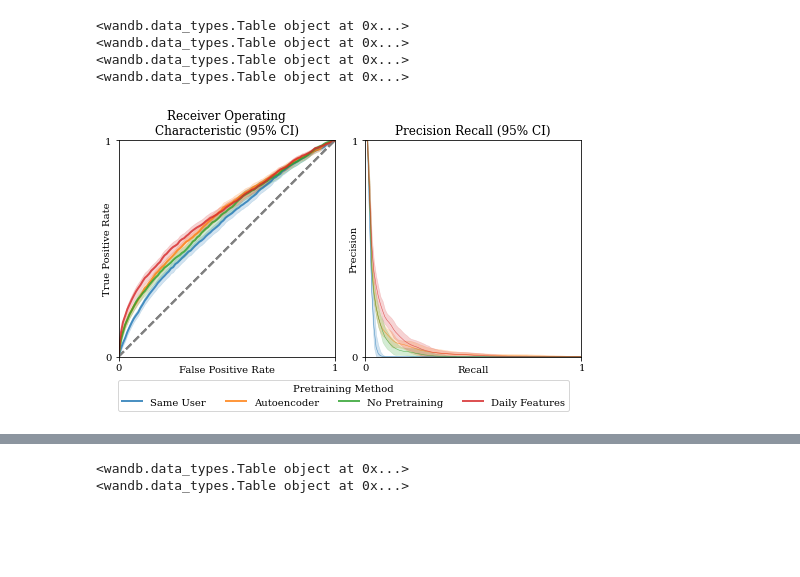
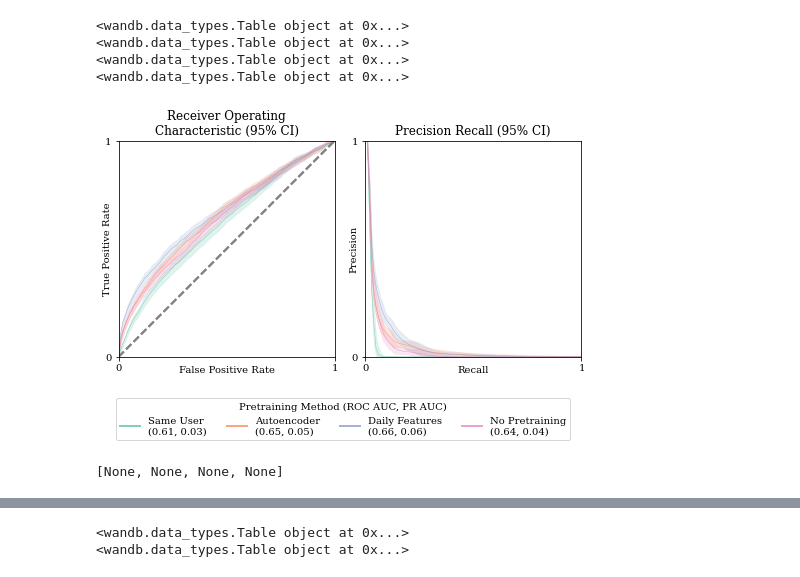
Before and after one commit to behavioral-data/Homekit2020, a Jupyter notebook: notebooks/mam/kdd2022-viz/curve-plots.ipynb, the cells around one changed output, grey strips where cells are left out. Drawn from its saved outputs; the diff is of its cells as text; code cells hidden in the pictures; blank space fills up the shorter version.

```diff
--- a/notebooks/mam/kdd2022-viz/curve-plots.ipynb
+++ b/notebooks/mam/kdd2022-viz/curve-plots.ipynb
@@ -12,8 +18,8 @@ import itertools
 RUNS = {
     "Same User":"2psz8fbu", #??
     "Autoencoder":"36mkbh97",
-    "No Pretraining":"2911eip8",
     "Daily Features":"2i37p2nw",
+    "No Pretraining":"2911eip8"
 }
 # %%
 all_predictions = {}
@@ -25,8 +31,8 @@ for k,v in RUNS.items():
 <wandb.data_types.Table object at 0x...>
 <wandb.data_types.Table object at 0x...>
 # %%
-def bootstrapped_curve(pred,true,n_iterations=1000,label=None,ax=None,
-    curve_gen = roc_curve, ci=True, **kwargs):
+def bootstrapped_curve(pred,true,n_iterations=1000, return_stats = False, label=None,ax=None,
+    curve_gen = roc_curve, ci=True, append_score_to_label=False, **kwargs):
     tprs = []
     mean_fpr = np.linspace(0, 1, 100)
 
@@ -46,6 +52,8 @@ def bootstrapped_curve(pred,true,n_iterations=1000,label=None,ax=None,
     # mean_tpr[-1] = 1.0
     mean_auc = auc(mean_fpr, mean_tpr)
 
+    if append_score_to_label:
+        label = f"{label} ({round(mean_auc,3)} AUC)"
     ax.plot(
         mean_fpr,
         mean_tpr,
@@ -64,13 +72,15 @@ def bootstrapped_curve(pred,true,n_iterations=1000,label=None,ax=None,
             alpha=0.2,
             **kwargs
         )
+    if return_stats:
+        return mean_auc
 
 
 def bootstrapped_roc_curve(pred,true,**kwargs):
-    bootstrapped_curve(pred,true,curve_gen = roc_curve, **kwargs)
+    return bootstrapped_curve(pred,true,curve_gen = roc_curve, **kwargs)
 
 def bootstrapped_pr_curve(pred,true, **kwargs):
-    bootstrapped_curve(pred,true, curve_gen = precision_recall_curve, **kwargs)
+    return bootstrapped_curve(pred,true, curve_gen = precision_recall_curve, **kwargs)
 # %%
 
 def plot_curves(runs,figsize=(7,4),legend_args={},roc=True,pr=True):
@@ -114,61 +124,78 @@ def plot_curves(runs,figsize=(7,4),legend_args={},roc=True,pr=True):
     plt.tight_layout()
     return fig
 # %%
+N_BOOTSTRAPS=10
 with plt.style.context('/homes/gws/mikeam/seattleflustudy/src/visualization/stylesheets/paper.mplstyle'):
     fig = plt.figure(figsize=(7,4))
     ax0 = plt.subplot(1, 2, 1,aspect="equal")
     ax1 = plt.subplot(1, 2, 2,aspect="equal")
 
-    palette = itertools.cycle(sns.color_palette())
+    roc_aucs = []
+    pr_aucs = []
+
+    palette = itertools.cycle(sns.color_palette("Set2"))
 
     for name,df in all_predictions.items():
         color=next(palette)
-        bootstrapped_roc_curve(df["pred"],df["label"],label=name,ax=ax0,
-            color=color,n_iterations=100, linewidth=0.5)
+
+        roc_auc = bootstrapped_roc_curve(df["pred"],df["label"],label=name,ax=ax0,
+            color=color,n_iterations=N_BOOTSTRAPS, linewidth=0.5, append_score_to_label=False,
+            return_stats=True)
+        roc_aucs.append(roc_auc)
+
         ax0.plot([0, 1], [0, 1], linestyle="--", lw=2, color="grey", alpha=0.8)
         ax0.set(
             xlim=[-0, 1],
             ylim=[-0, 1],
             yticks=[0,1],
             xticks=[0,1],
             title="Receiver Operating\nCharacteristic (95% CI)",
             xlabel="False Positive Rate",
             ylabel="True Positive Rate"
         )
         ax0.set_ylabel("True Positive Rate", labelpad=-7.0)
         ax0.set_xlabel("False Positive Rate", labelpad=-7.0)
 
-        bootstrapped_pr_curve(df["pred"],df["label"],label=name,ax=ax1,
-            color=color,n_iterations=100,linewidth=0.5)
+        pr_auc = bootstrapped_pr_curve(df["pred"],df["label"],label=name,ax=ax1,
+            color=color,n_iterations=N_BOOTSTRAPS,linewidth=0.5, append_score_to_label=True,
+            return_stats=True)
+        pr_aucs.append(pr_auc)
 
-        ax1.set(
-            xlim=[-0, 1],
-            ylim=[-0, 1],
-            # xlim=[-0.05, 1.05],
-            # ylim=[-0.05, 1.05],
-            title="Precision Recall (95% CI)",
-            # yscale="log",
-            xlabel="Recall",
-            ylabel="Precision",
-            yticks=[0,1],
-            xticks=[0,1],
-            aspect="equal"
-        )
-        ax1.set_ylabel("Precision", labelpad=-7.0)
-        ax1.set_xlabel("Recall", labelpad=-7.0)
+    ax1.set(
+        xlim=[-0, 1],
+        ylim=[-0, 1],
+        # xlim=[-0.05, 1.05],
+        # ylim=[-0.05, 1.05],
+        title="Precision Recall (95% CI)",
+        # yscale="log",
+        xlabel="Recall",
+        ylabel="Precision",
+        yticks=[0,1],
+        xticks=[0,1],
+        aspect="equal"
+    )
+    ax1.set_ylabel("Precision", labelpad=-7.0)
+    ax1.set_xlabel("Recall", labelpad=-7.0)
 
 
     handles, labels = ax0.get_legend_handles_labels()
 
+    new_labels = []
+    for name, roc_auc, pr_auc in zip(labels,roc_aucs,pr_aucs):
+        new_labels.append(f"{name}\n({roc_auc:.2f}, {pr_auc:.2f})")
 
-    lgnd = fig.legend(handles, labels, bbox_to_anchor=(.5, -0.1), loc='lower center', ncol=4, title="Pretraining Method")
+    lgnd = fig.legend(handles, new_labels, bbox_to_anchor=(.5, -0.2), loc='lower center', ncol=4, title="Pretraining Method (ROC AUC, PR AUC)")
     for legobj in lgnd.get_lines():
         legobj.set_linewidth(2.0)
 
     plt.tight_layout()
 plt.savefig("reports/kdd2022/pretraining-results.pdf", bbox_inches="tight")
 # %% [output]
-[figure, old version]
+[figure, new version]
+# %%
+pr_aucs
+# %% [output]
+[None, None, None, None]
 # %%
 FLU_RUNS = {
     "Our Model":"z0nbehr0",
```
Also changed, not shown: parts of 16 cells of this notebook, 3 other files.
